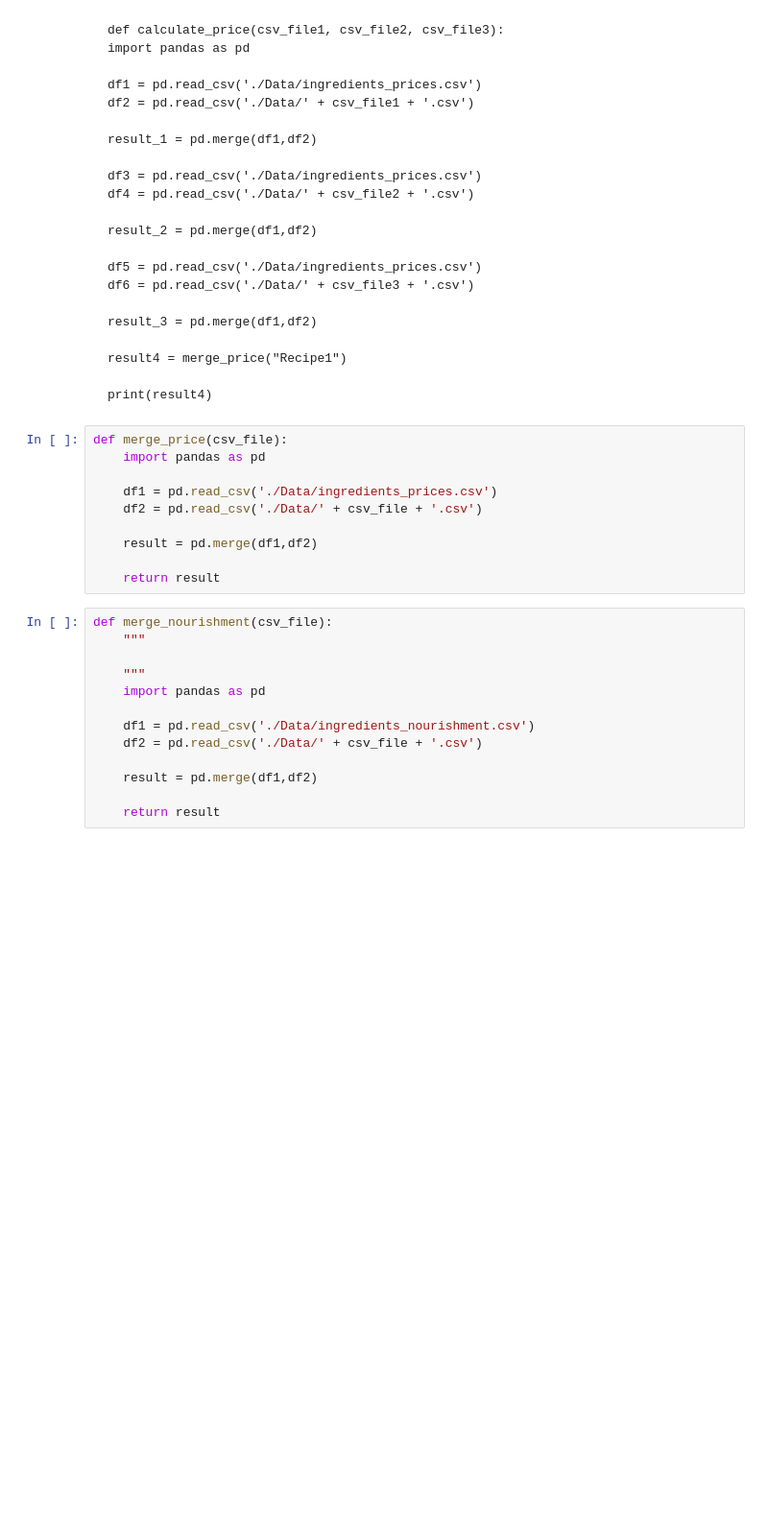
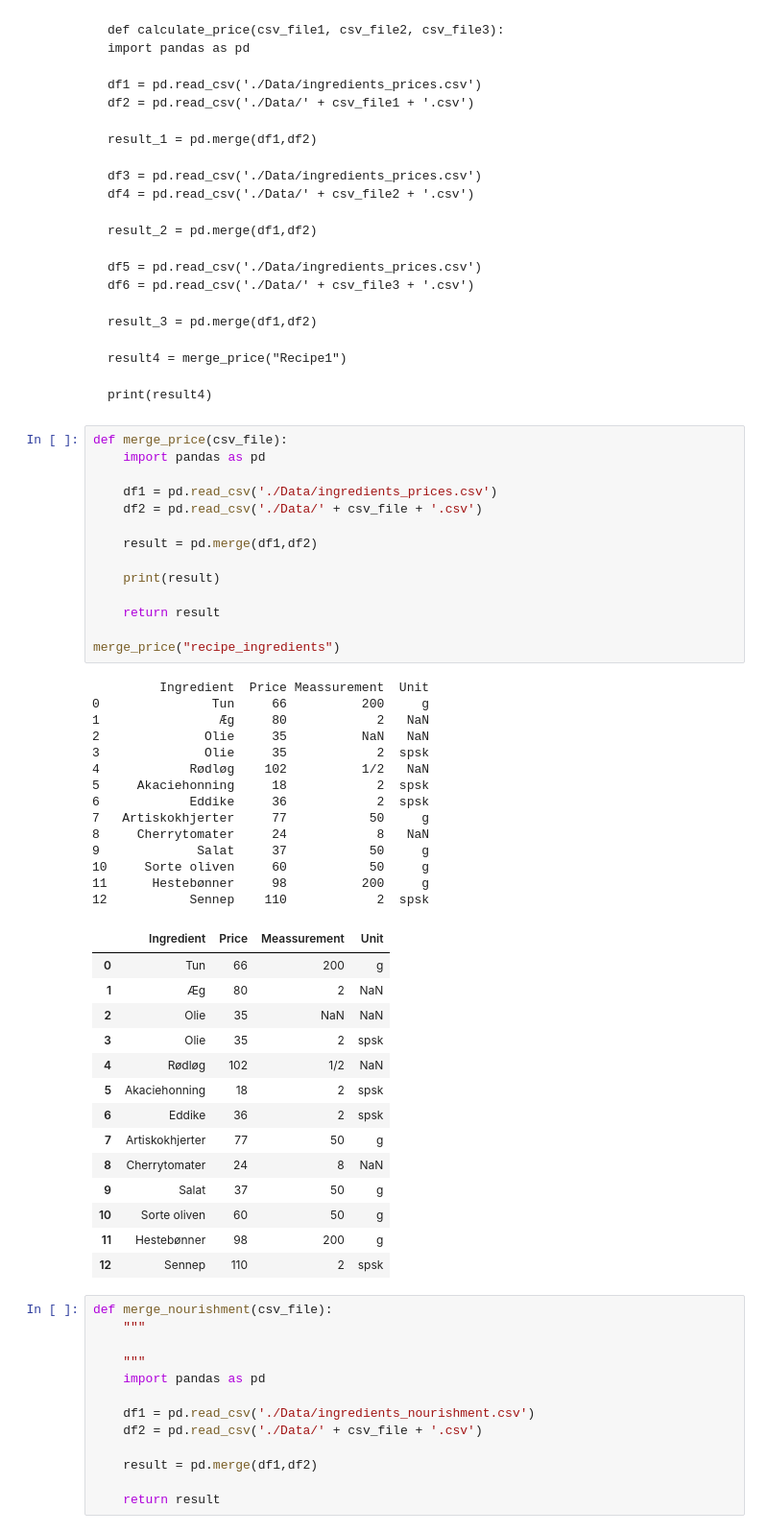
Before and after one commit to ChristofferQ/PythonExam, a Jupyter notebook: Exam.ipynb, the cells around one changed output. Shown at 96% size. Cells and saved outputs as stored; diff of their text form; blank space fills up the shorter version.

```diff
--- a/Exam.ipynb
+++ b/Exam.ipynb
@@ -995,13 +995,46 @@ df2.to_csv('./Data/ingredients_prices.csv', index=False)
 # %%
 def merge_price(csv_file):
     import pandas as pd
 
     df1 = pd.read_csv('./Data/ingredients_prices.csv')
     df2 = pd.read_csv('./Data/' + csv_file + '.csv')
 
     result = pd.merge(df1,df2)
 
+    print(result)
+
     return result
+
+merge_price("recipe_ingredients")
+# %% [output]
+         Ingredient  Price Meassurement  Unit
+0               Tun     66          200     g
+1                Æg     80            2   NaN
+2              Olie     35          NaN   NaN
+3              Olie     35            2  spsk
+4            Rødløg    102          1/2   NaN
+5     Akaciehonning     18            2  spsk
+6            Eddike     36            2  spsk
+7   Artiskokhjerter     77           50     g
+8     Cherrytomater     24            8   NaN
+9             Salat     37           50     g
+10     Sorte oliven     60           50     g
+11      Hestebønner     98          200     g
+12           Sennep    110            2  spsk
+|  | Ingredient | Price | Meassurement | Unit |
+| 0 | Tun | 66 | 200 | g |
+| 1 | Æg | 80 | 2 | NaN |
+| 2 | Olie | 35 | NaN | NaN |
+| 3 | Olie | 35 | 2 | spsk |
+| 4 | Rødløg | 102 | 1/2 | NaN |
+| 5 | Akaciehonning | 18 | 2 | spsk |
+| 6 | Eddike | 36 | 2 | spsk |
+| 7 | Artiskokhjerter | 77 | 50 | g |
+| 8 | Cherrytomater | 24 | 8 | NaN |
+| 9 | Salat | 37 | 50 | g |
+| 10 | Sorte oliven | 60 | 50 | g |
+| 11 | Hestebønner | 98 | 200 | g |
+| 12 | Sennep | 110 | 2 | spsk |
 # %%
 def merge_nourishment(csv_file):
     """
```
Also changed, not shown: 2 other files.
